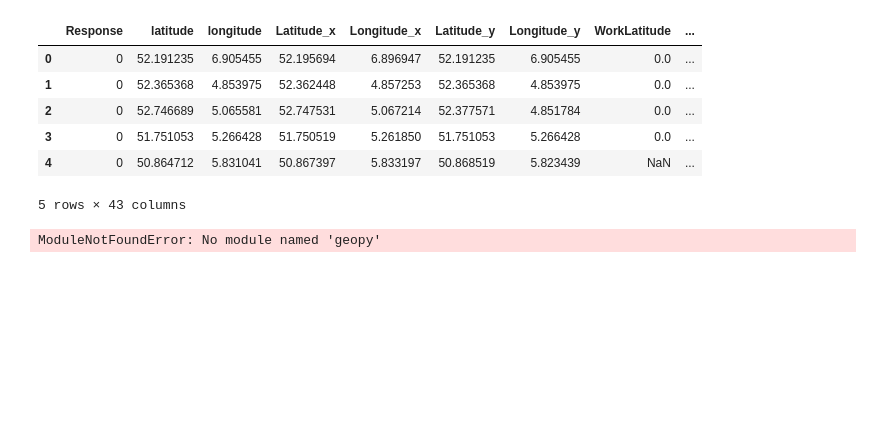
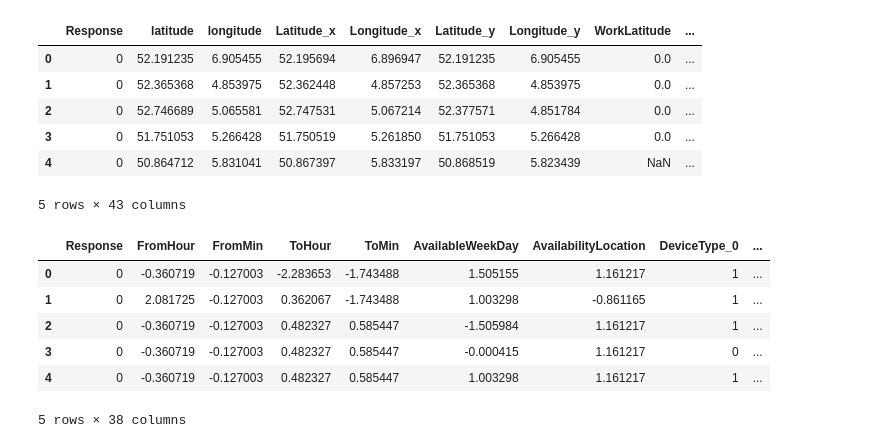
Before and after one commit to kayc0des/volunteer_reponse_eda, a Jupyter notebook: EDA.ipynb, the cells around one changed output. Drawn from its saved outputs; the diff is of its cells as text; code cells hidden in the pictures; blank space fills up the shorter version.

```diff
--- a/EDA.ipynb
+++ b/EDA.ipynb
@@ -575,11 +575,11 @@ sampled_df = df.drop(['alarmid', 'userid'], axis=1)
 # %%
 sampled_data = PreliminaryDataInspection(file_path='data/sampled_data.csv', sep=',')
 
-with open('sampled.txt', 'w') as f:
-    sampled_data.check_info()
-    sampled_data.check_head()
-    sampled_data.check_missing_values()
-    sampled_data.check_duplicates()
+
+sampled_data.check_info()
+sampled_data.check_head()
+sampled_data.check_missing_values()
+sampled_data.check_duplicates()
 # %% [output]
 Data successfully loaded from data/sampled_data.csv.
 DataFrame Info:
@@ -732,12 +732,43 @@ data.head()
 | 3 | 0 | 51.751053 | 5.266428 | 51.750519 | 5.261850 | 51.751053 | 5.266428 | 0.0 | ... |
 | 4 | 0 | 50.864712 | 5.831041 | 50.867397 | 5.833197 | 50.868519 | 5.823439 | NaN | ... |
 5 rows × 43 columns
-# %%
-import geopy.distance
-
-coords_1 = (52.191235, 6.905455)
-coords_2 = (52.195694, 6.896947)
-
-print(geopy.distance.geodesic(coords_1, coords_2).km)
-# %% [output]
-ModuleNotFoundError: No module named 'geopy'
+# %%
+import pandas as pd
+import numpy as np
+
+def haversine(lat1, lon1, lat2, lon2):
+    # Convert latitude and longitude from degrees to radians
+    lat1, lon1, lat2, lon2 = map(np.radians, [lat1, lon1, lat2, lon2])
+
+    # Haversine formula
+    dlat = lat2 - lat1
+    dlon = lon2 - lon1
+    a = np.sin(dlat / 2)**2 + np.cos(lat1) * np.cos(lat2) * np.sin(dlon / 2)**2
+    c = 2 * np.arcsin(np.sqrt(a))
+    radius = 6371000  # Earth radius in meters (6371 km * 1000)
+    distance = radius * c
+    return distance
+
+
+def calculate_distances(data):
+    # Calculate distance between user and alarm
+    data['distance_user_alarm'] = haversine(data['latitude'], data['longitude'], data['Latitude_x'], data['Longitude_x'])
+
+    data['distance_user_volunteer'] = haversine(data['latitude'], data['longitude'], data['Latitude_y'], data['Longitude_y'])
+
+    data['distance_user_work'] = haversine(data['latitude'], data['longitude'], data['WorkLatitude'], data['WorkLongitude'])
+
+    data = data.drop(columns=['latitude', 'longitude', 'Latitude_x', 'Longitude_x', 'Latitude_y', 'Longitude_y', 'WorkLatitude', 'WorkLongitude'])
+
+    return data
+
+data = calculate_distances(data)
+data.head()
+# %% [output]
+|  | Response | FromHour | FromMin | ToHour | ToMin | AvailableWeekDay | AvailabilityLocation | DeviceType_0 | ... |
+| 0 | 0 | -0.360719 | -0.127003 | -2.283653 | -1.743488 | 1.505155 | 1.161217 | 1 | ... |
+| 1 | 0 | 2.081725 | -0.127003 | 0.362067 | -1.743488 | 1.003298 | -0.861165 | 1 | ... |
+| 2 | 0 | -0.360719 | -0.127003 | 0.482327 | 0.585447 | -1.505984 | 1.161217 | 1 | ... |
+| 3 | 0 | -0.360719 | -0.127003 | 0.482327 | 0.585447 | -0.000415 | 1.161217 | 0 | ... |
+| 4 | 0 | -0.360719 | -0.127003 | 0.482327 | 0.585447 | 1.003298 | 1.161217 | 1 | ... |
+5 rows × 38 columns
```
Also changed, not shown: parts of 1 cell of this notebook.
